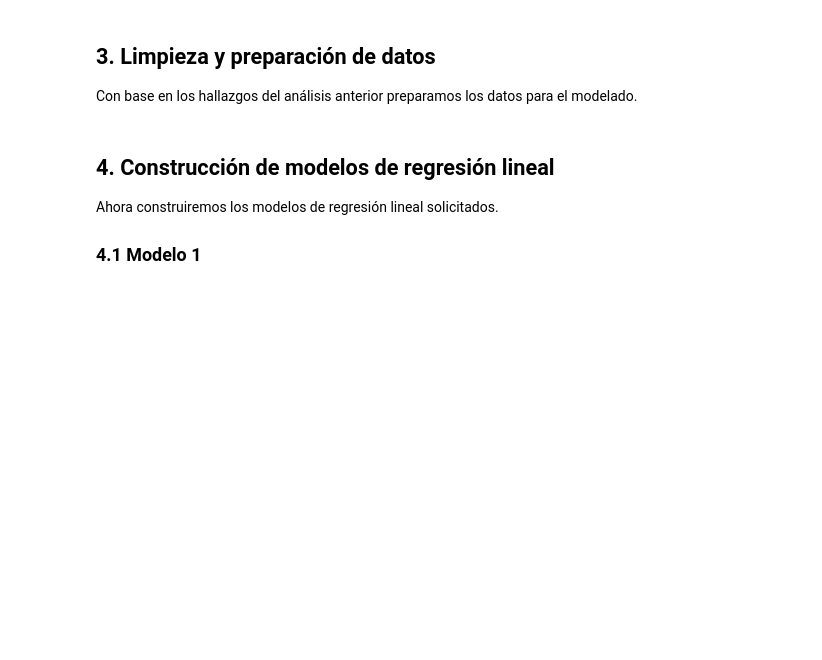
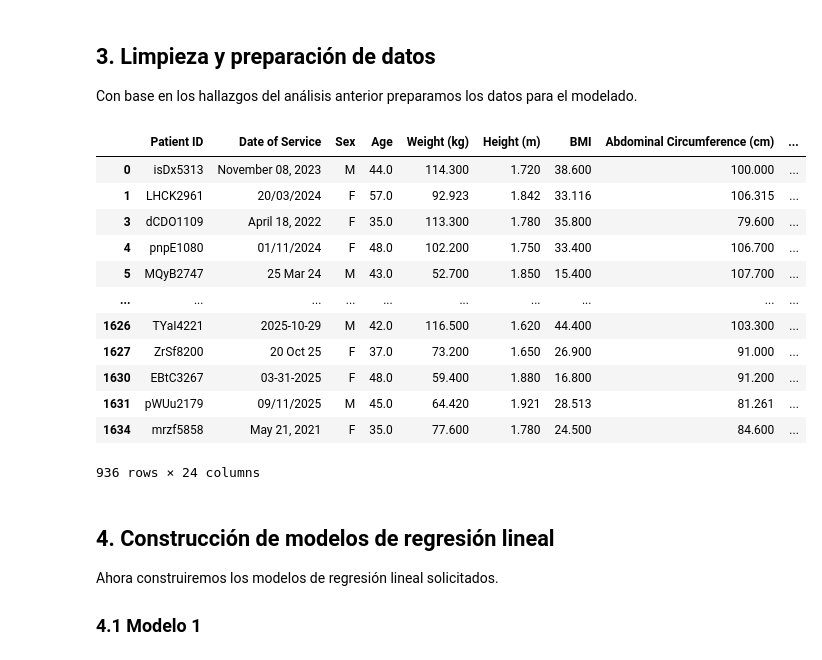
Before and after one commit to lfelipesales/Laboratorios-AprendizajeDeMaquina, a Jupyter notebook: LAB1/Laboratorio1.ipynb, the cells around one changed output. Cells and saved outputs as stored; diff of their text form; code cells hidden in the pictures; blank space fills up the shorter version.

```diff
--- a/LAB1/Laboratorio1.ipynb
+++ b/LAB1/Laboratorio1.ipynb
@@ -94,6 +92,23 @@ memory usage: 307.4+ KB
 ## 3. Limpieza y preparación de datos
 
 Con base en los hallazgos del análisis anterior preparamos los datos para el modelado.
+# %%
+df = df.dropna()
+df
+# %% [output]
+|  | Patient ID | Date of Service | Sex | Age | Weight (kg) | Height (m) | BMI | Abdominal Circumference (cm) | ... |
+| 0 | isDx5313 | November 08, 2023 | M | 44.0 | 114.300 | 1.720 | 38.600 | 100.000 | ... |
+| 1 | LHCK2961 | 20/03/2024 | F | 57.0 | 92.923 | 1.842 | 33.116 | 106.315 | ... |
+| 3 | dCDO1109 | April 18, 2022 | F | 35.0 | 113.300 | 1.780 | 35.800 | 79.600 | ... |
+| 4 | pnpE1080 | 01/11/2024 | F | 48.0 | 102.200 | 1.750 | 33.400 | 106.700 | ... |
+| 5 | MQyB2747 | 25 Mar 24 | M | 43.0 | 52.700 | 1.850 | 15.400 | 107.700 | ... |
+| ... | ... | ... | ... | ... | ... | ... | ... | ... | ... |
+| 1626 | TYaI4221 | 2025-10-29 | M | 42.0 | 116.500 | 1.620 | 44.400 | 103.300 | ... |
+| 1627 | ZrSf8200 | 20 Oct 25 | F | 37.0 | 73.200 | 1.650 | 26.900 | 91.000 | ... |
+| 1630 | EBtC3267 | 03-31-2025 | F | 48.0 | 59.400 | 1.880 | 16.800 | 91.200 | ... |
+| 1631 | pWUu2179 | 09/11/2025 | M | 45.0 | 64.420 | 1.921 | 28.513 | 81.261 | ... |
+| 1634 | mrzf5858 | May 21, 2021 | F | 35.0 | 77.600 | 1.780 | 24.500 | 84.600 | ... |
+936 rows × 24 columns
 # %% [markdown]
 ## 4. Construcción de modelos de regresión lineal
 
```
Also changed, not shown: parts of 1 cell of this notebook.
